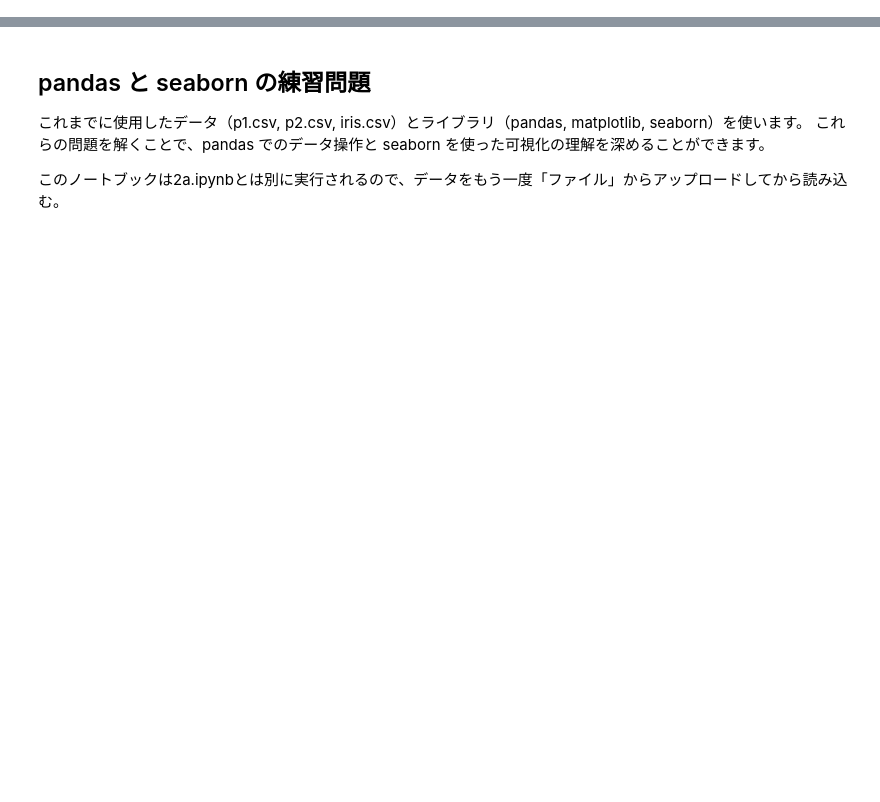
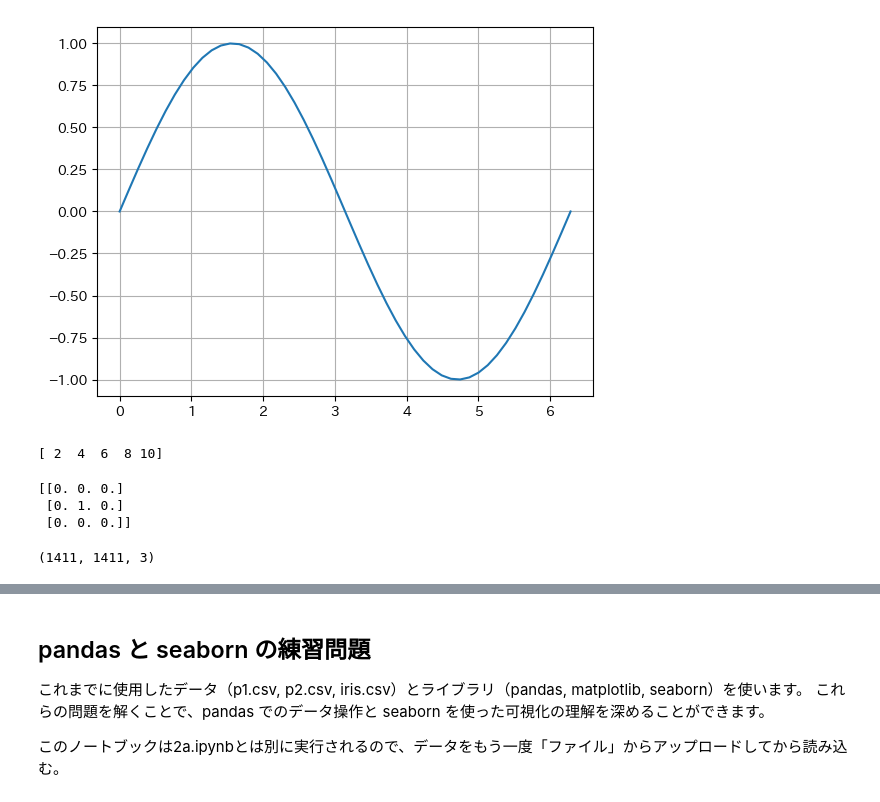
Before and after one commit to kyorin-phys/MLIntro2026, a Jupyter notebook: 2/ex2.ipynb, the cells around one changed output, grey strips where cells are left out. Cells and saved outputs as stored; diff of their text form; code cells hidden in the pictures; blank space fills up the shorter version.

```diff
--- a/2/ex2.ipynb
+++ b/2/ex2.ipynb
@@ -19,7 +28,12 @@ y = x * 2
 # %%
-# 問題2: x軸を0から2πまで50等分した値、y軸をsin(x)の値として、線グラフを作成し、グリッドを表示してください。
+# 問題2: x軸を0から2πまで50等分した値、y軸をsin(x)の値として、線グラフを作成し、
+# グリッドを表示してください。
 
 x = np.linspace(0, 2 * np.pi, 50)
 y = np.sin(x)
 
 # 以下にコードを記述
+plt.plot(x, y)
+plt.grid(True)
+# %% [output]
+[figure, added]
@@ -31,3 +40,13 @@ y = np.sin(x)
+# %%
+# numpy の練習問題
+# 問題3: 1から10までの偶数のみを含むnumpy配列を作成してください。
+
+# 以下にコードを記述
+arr = np.array([i for i in range(1,11) if i % 2 == 0])
+arr = np.arange(1,6) * 2
+print(arr)
+# %% [output]
+[ 2  4  6  8 10]
 # %%
 # 問題4: 3x3のゼロ行列を作成し、中央の要素を1に変更してください。
 
@@ -35,6 +54,14 @@ y = np.sin(x)
 # numpy.zeros() という関数を調べてください。
 # forループやリスト内包表記で配列を作った後、numpy配列にして、reshapeで行列に変換することもできるが、
 # zerosが圧倒的に簡単
+
+A = np.zeros([3,3])
+A[1][1] = 1
+print(A)
+# %% [output]
+[[0. 0. 0.]
+ [0. 1. 0.]
+ [0. 0. 0.]]
 # %%
 # 画像の表示・操作の練習問題
 # 問題5: scikit-image のサンプル画像（眼底写真）を読み込み、配列の形 shape を出力して、画像を表示してください。
@@ -42,6 +69,9 @@ from skimage import data
 img = data.retina()
 
 # 以下にコードを記述
+print(img.shape)
+# %% [output]
+(1411, 1411, 3)
 # %%
 # 問題6: 問題5の眼底写真を、元のサイズの半分にリサイズして表示してください。
 # ヒント: Image.fromarray(img) でPillowの画像に変換できる
```
Also changed, not shown: parts of 11 cells of this notebook, 2 other files.
